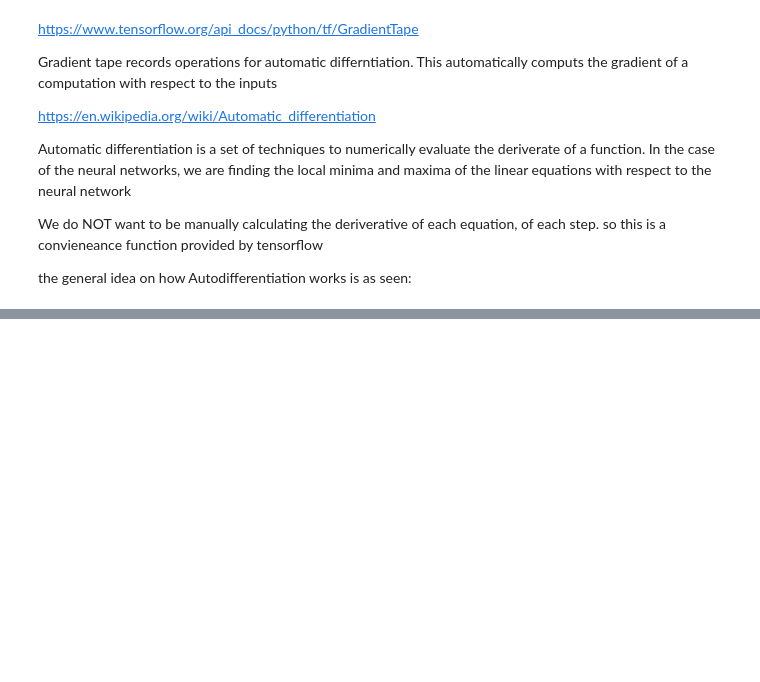
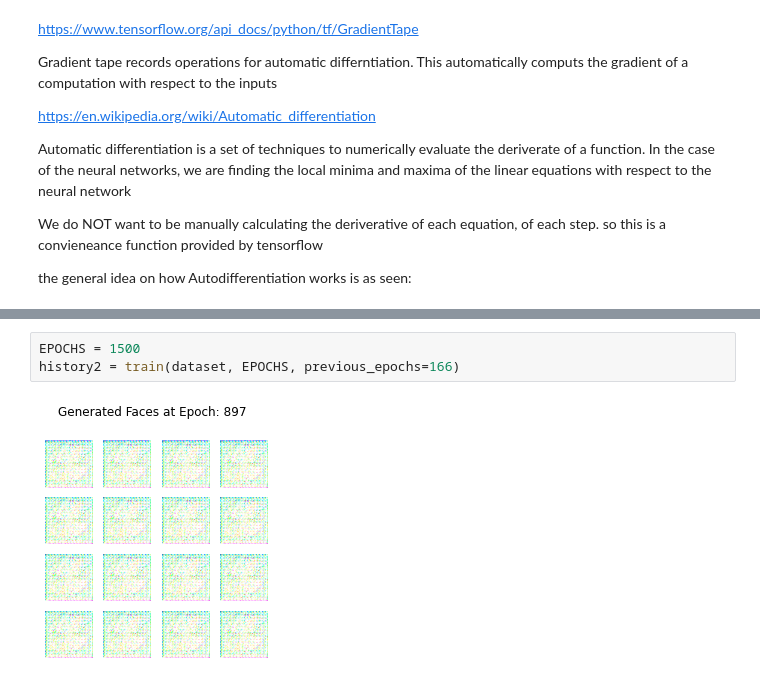
Before and after one commit to viviloaf/personalized-catchphrase-generator, a Jupyter notebook: gnn-examples/scratch_gnn_example/scratch.ipynb, the cells around one changed output, grey strips where cells are left out. Drawn from its saved outputs; the diff is of its cells as text; blank space fills up the shorter version.

```diff
--- a/gnn-examples/scratch_gnn_example/scratch.ipynb
+++ b/gnn-examples/scratch_gnn_example/scratch.ipynb
@@ -314,0 +582,5 @@ def train_step(images):
+# %%
+EPOCHS = 1500
+history2 = train(dataset, EPOCHS, previous_epochs=166)
+# %% [output]
+[figure, added]
```
Also changed, not shown: parts of 53 cells of this notebook.
